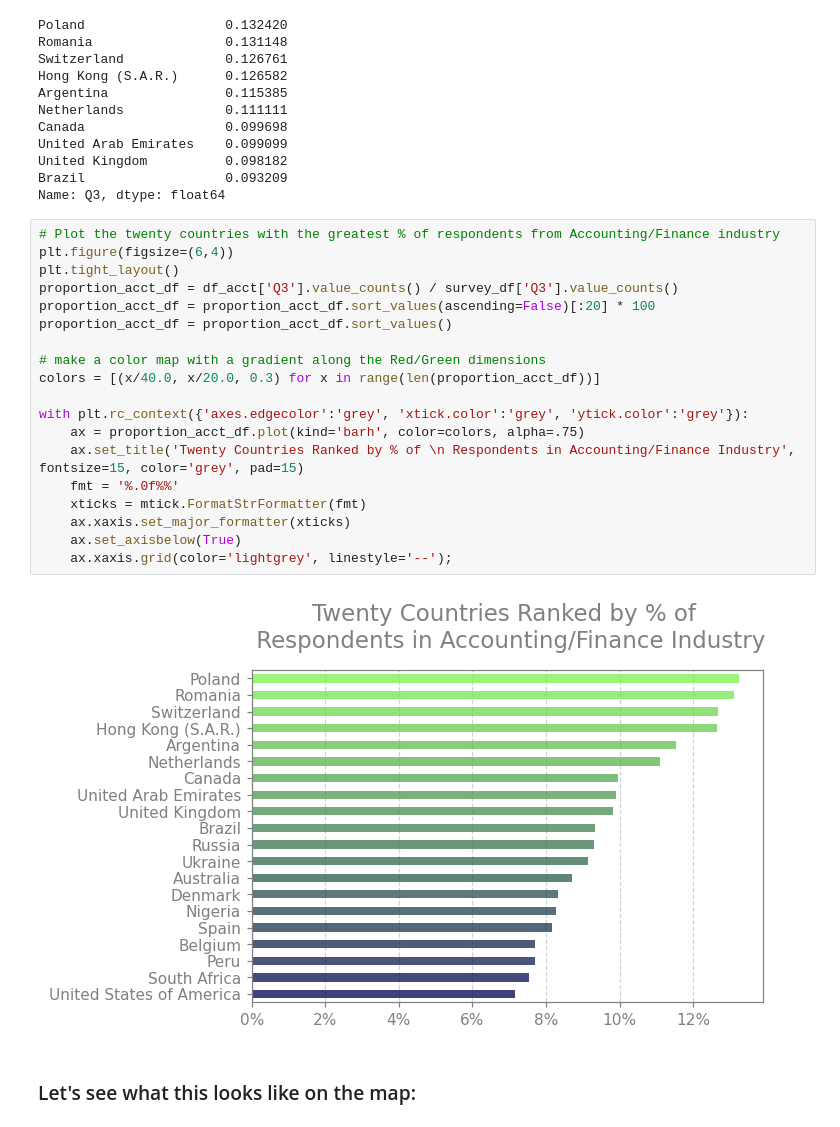
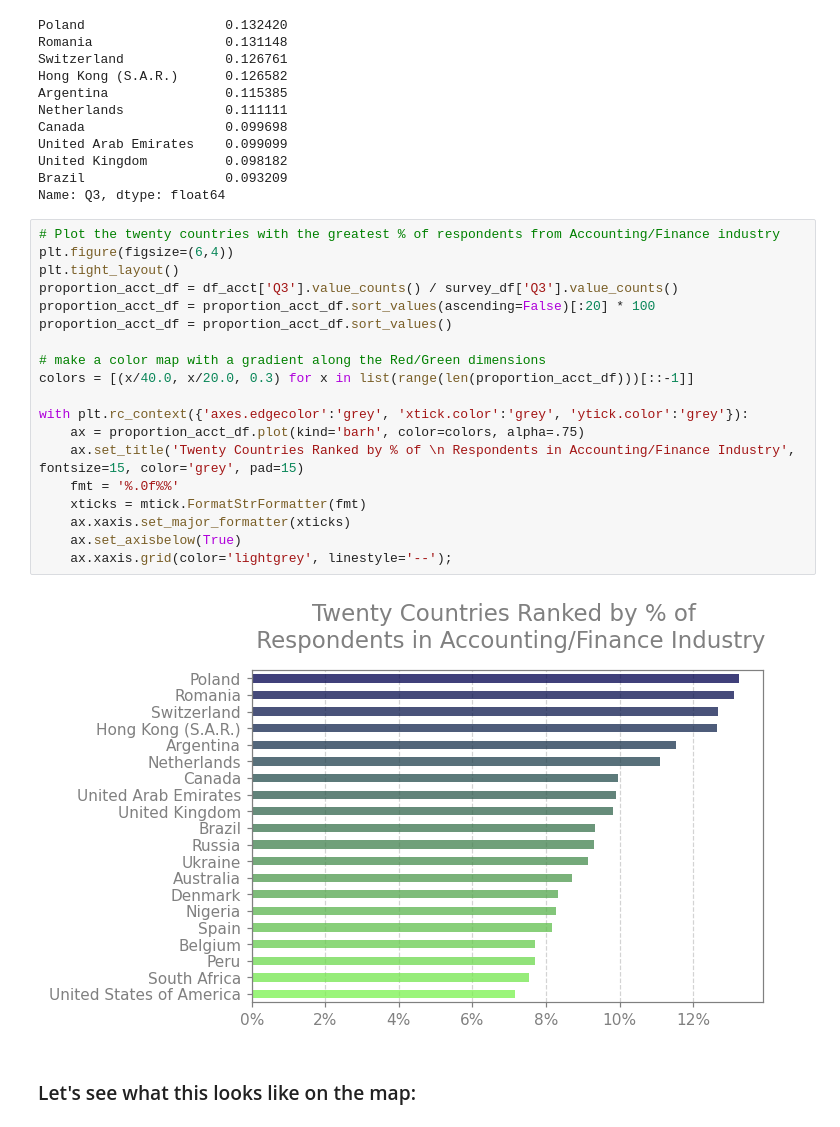
Before and after one commit to yksnilowyrahcaz/2021_Kaggle_Survey_EDA, a Jupyter notebook: 2021_Kaggle_Survey_Accounting_&_Finance_Industry_EDA.ipynb, the cells around one changed output. Saved outputs shown, nothing was run; the diff lists cells and outputs as text.

```diff
--- a/2021_Kaggle_Survey_Accounting_&_Finance_Industry_EDA.ipynb
+++ b/2021_Kaggle_Survey_Accounting_&_Finance_Industry_EDA.ipynb
@@ -355,24 +354,24 @@ Name: Q3, dtype: float64
 # %%
 # Plot the twenty countries with the greatest % of respondents from Accounting/Finance industry
 plt.figure(figsize=(6,4))
 plt.tight_layout()
 proportion_acct_df = df_acct['Q3'].value_counts() / survey_df['Q3'].value_counts()
 proportion_acct_df = proportion_acct_df.sort_values(ascending=False)[:20] * 100
 proportion_acct_df = proportion_acct_df.sort_values()
 
 # make a color map with a gradient along the Red/Green dimensions
-colors = [(x/40.0, x/20.0, 0.3) for x in range(len(proportion_acct_df))]
+colors = [(x/40.0, x/20.0, 0.3) for x in list(range(len(proportion_acct_df)))[::-1]]
 
 with plt.rc_context({'axes.edgecolor':'grey', 'xtick.color':'grey', 'ytick.color':'grey'}):
     ax = proportion_acct_df.plot(kind='barh', color=colors, alpha=.75)
     ax.set_title('Twenty Countries Ranked by % of \n Respondents in Accounting/Finance Industry', fontsize=15, color='grey', pad=15)
     fmt = '%.0f%%'
     xticks = mtick.FormatStrFormatter(fmt)
     ax.xaxis.set_major_formatter(xticks)
     ax.set_axisbelow(True)
     ax.xaxis.grid(color='lightgrey', linestyle='--');
 # %% [output]
-[figure, old version]
+[figure, new version]
 # %% [markdown]
 ### Let's see what this looks like on the map:
 # %%
```
Also changed, not shown: parts of 13 cells of this notebook.
